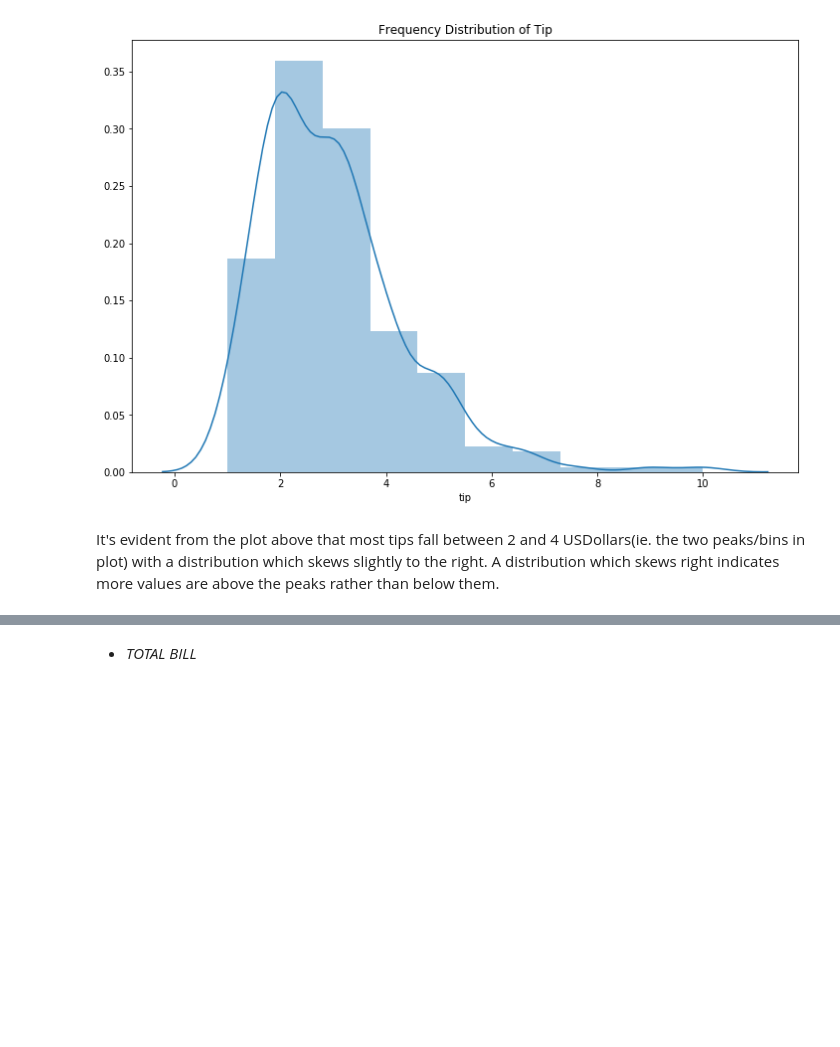
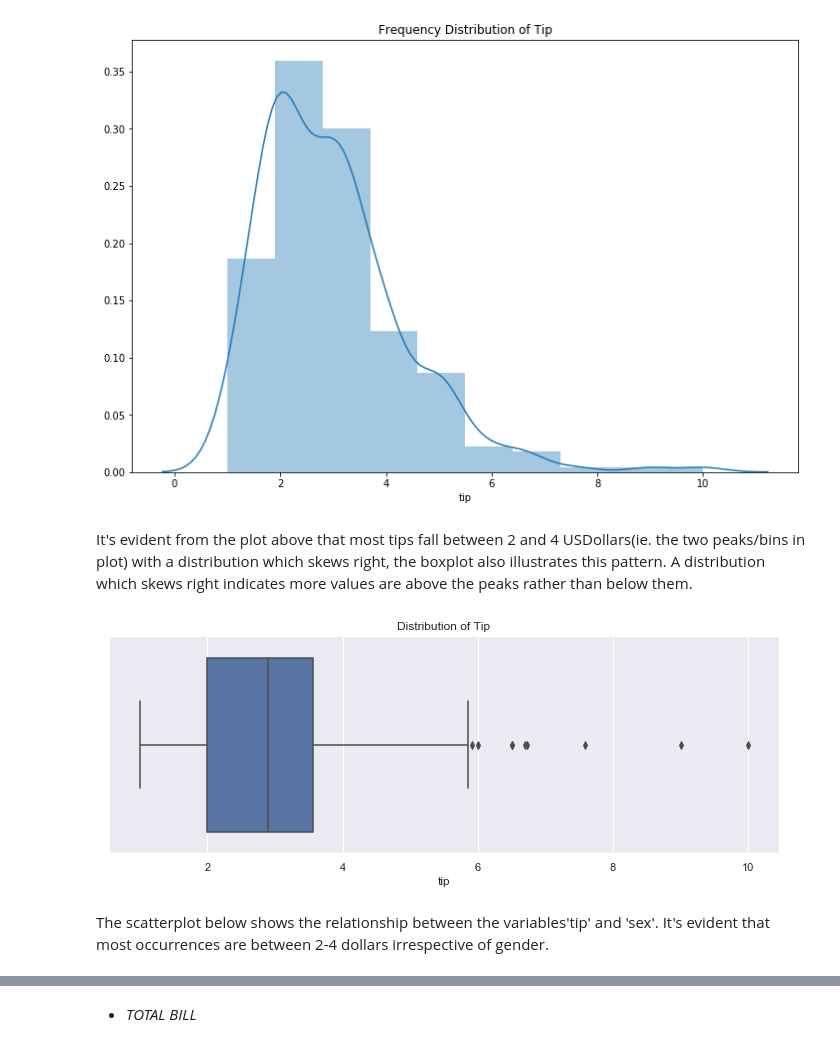
Before and after one commit to edelcorcoran/FDA-Project, a Jupyter notebook: Tips.ipynb, the cells around one changed output, grey strips where cells are left out. Drawn from its saved outputs; the diff is of its cells as text; code cells hidden in the pictures; blank space fills up the shorter version.

Commit message:
Re-arrange some plots and add more analysis

```diff
--- a/Tips.ipynb
+++ b/Tips.ipynb
@@ -347,4 +392,18 @@ plt.show()
 # %% [output]
 [figure]
 # %% [markdown]
-It's evident from the plot above that most tips fall between 2 and 4 USDollars(ie. the two peaks/bins in plot) with a distribution which skews slightly to the right. A distribution which skews right indicates more values are above the peaks rather than below them.
+It's evident from the plot above that most tips fall between 2 and 4 USDollars(ie. the two peaks/bins in plot) with a distribution which skews right, the boxplot also illustrates this pattern. A distribution which skews right indicates more values are above the peaks rather than below them.
+# %%
+# Boxplot to illustrate data distribution for Tip amount
+# create grid style
+sns.set(style="darkgrid")
+#Alter plot size
+fig = plt.figure(figsize=(12, 4))
+# pull data from dataset
+tips = sns.load_dataset("tips")
+#Display boxplot with label on x-axis and add title
+ax = sns.boxplot(x=df["tip"]).set_title("Distribution of Tip")
+# %% [output]
+[figure, added]
+# %% [markdown]
+The scatterplot below shows the relationship between the variables'tip' and 'sex'. It's evident that most occurrences are between 2-4 dollars irrespective of gender.
```
Also changed, not shown: parts of 61 cells of this notebook, 1 other file.
